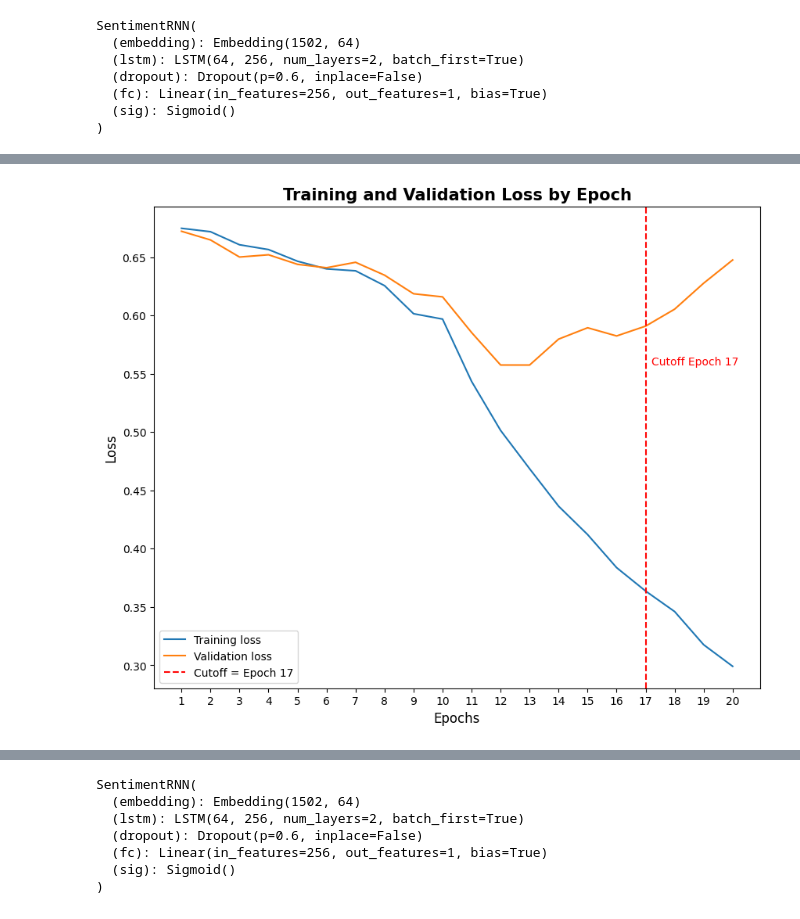
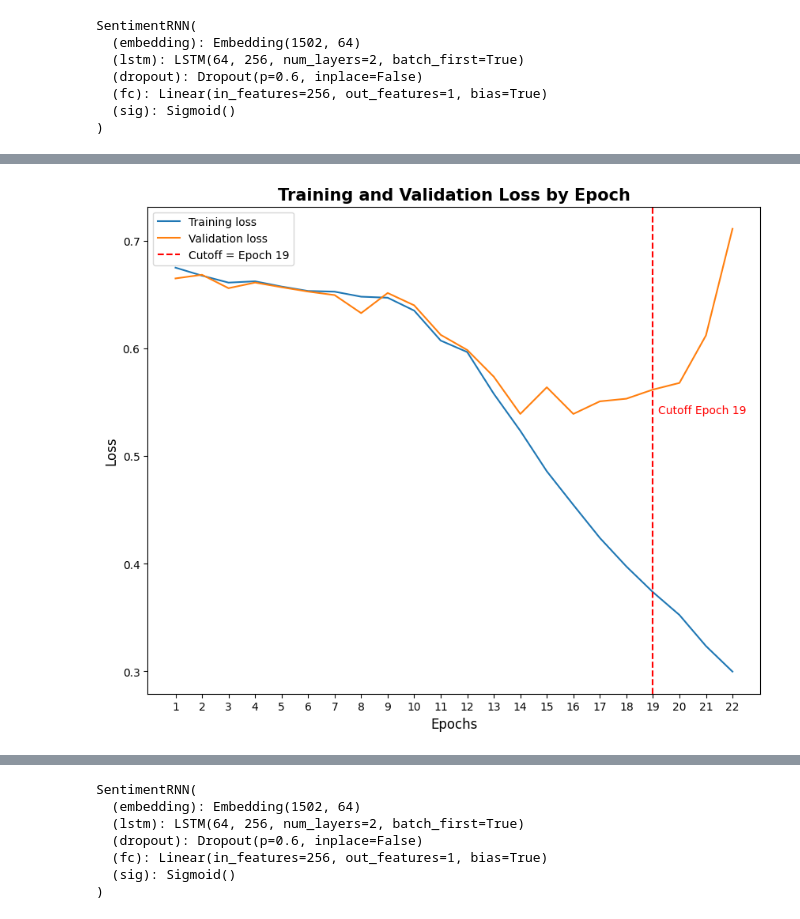
Before and after one commit to wanadzhar913/genshin-impact-reviews-sentiment-analysis-fastapi-docker, a Jupyter notebook: notebooks/03_modeling_stemmed.ipynb, the cells around one changed output, grey strips where cells are left out. Saved outputs shown, nothing was run; the diff lists cells and outputs as text; code cells hidden in the pictures.

```diff
--- a/notebooks/03_modeling_stemmed.ipynb
+++ b/notebooks/03_modeling_stemmed.ipynb
@@ -1021,15 +1037,15 @@ Since we've already cleaned and pre-processed our dataset e.g., lowercasing, ste
 # %%
-X_train_tokens = [text.split() for text in X_train]
-X_val_tokens = [text.split() for text in X_test]
+X_tokens = [text.split() for text in X]
 # %% [markdown]
 We now try to build our own version of `build_vocab_from_iterator()`. The code creates a mapping from words to indices based on their frequency in the training data, while reserving special indices for padding and unknown words. This vocabulary can be used later to encode input sequences for use in a model, such as converting words to integers before feeding them into an embedding layer or any other type of model input.
 # %%
 # Flatten and count the words
-max_words = 1500
+# We do this because of: https://datascience.stackexchange.com/questions/107509/how-to-set-vocabulary-size-padding-length-and-embedding-dimension-in-lstm-netwo
+top_words = 1500
 
-all_words = list(chain.from_iterable(X_train_tokens))
+all_words = list(chain.from_iterable(X_tokens))
 word_counts = Counter(all_words)
-most_common_words = word_counts.most_common(max_words)
+most_common_words = word_counts.most_common(top_words)
 
 # Create word to index mapping
 vocab = {word: idx + 2 for idx, (word, _) in enumerate(most_common_words)}
@@ -1305,7 +1334,7 @@ with mlflow.start_run():
         if epoch_val_acc >= best_dev_acc:
             best_dev_acc = epoch_val_acc
             current_patient = 0
-            torch.save(model.state_dict(), '../models/rnn_pytorch_stem_v20241117.pth')
+            torch.save(model.state_dict(), '../models/rnn_pytorch_stem_corpus_v20241119.pth')
 
         else:
             current_patient += 1
@@ -1338,6 +1367,6 @@ with mlflow.start_run():
     mlflow.pytorch.log_model(
         model,
         "model",
-        registered_model_name="PyTorch LSTM",
+        registered_model_name="PyTorch LSTM (Corpus Embedding)",
     )
 # %% [output]
@@ -1370,22 +1396,21 @@ Created version '3' of model 'PyTorch LSTM'.
 # %%
 # Plot the training and validation loss by epoch
-
 plt.figure(figsize=(10,8))
-epochs = range(1,21)
+epochs = range(1,23)
 plt.plot(epochs, epoch_tr_loss, label='Training loss')
 plt.plot(epochs, epoch_vl_loss, label='Validation loss')
 plt.title('Training and Validation Loss by Epoch', size=15, weight='bold')
 plt.xlabel('Epochs', size=12)
 plt.ylabel('Loss', size=12)
-plt.xticks(np.arange(1,21,1))
+plt.xticks(np.arange(1,23,1))
 
 # Specify the best epoch or cutoff epoch (example: 15)
-best_epoch = 17
+best_epoch = 19
 plt.axvline(x=best_epoch, color='r', linestyle='--', label=f'Cutoff = Epoch {best_epoch}')
 plt.text(best_epoch + 0.2, min(epoch_vl_loss), f'Cutoff Epoch {best_epoch}', color='red')
 
 plt.legend();
 # %% [output]
-[figure, old version]
+[figure, new version]
 # %%
 # Plot the training and validation accuracy by epoch
```
Also changed, not shown: parts of 59 cells of this notebook, 5 other files.
